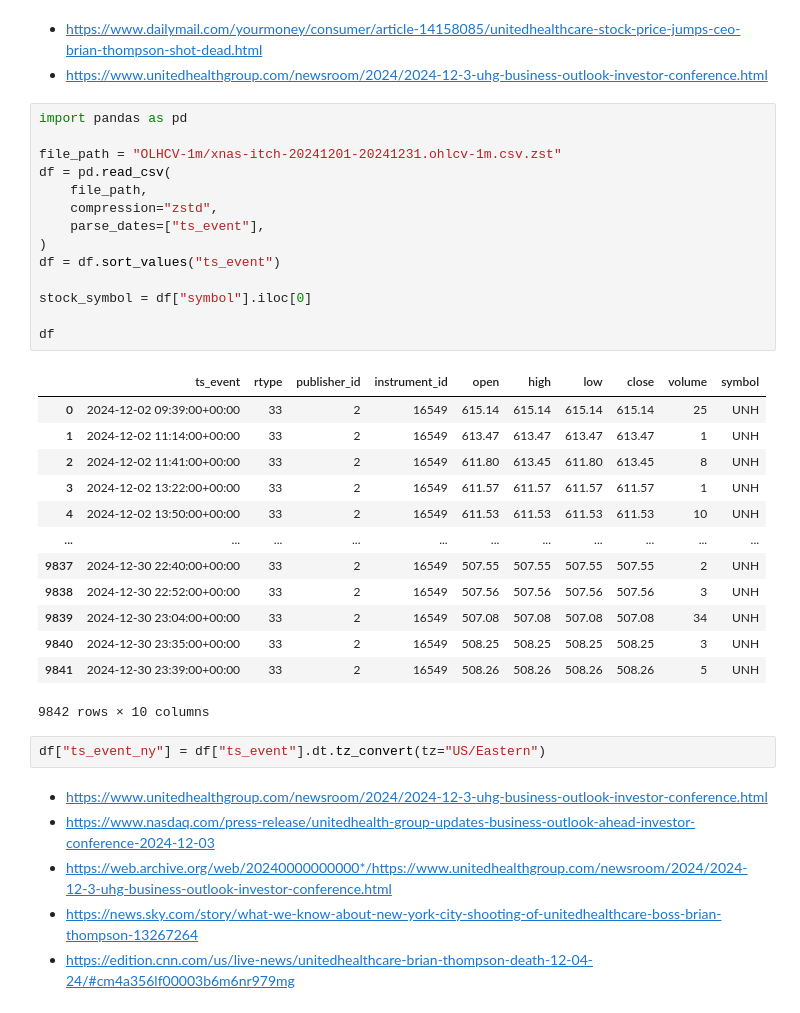
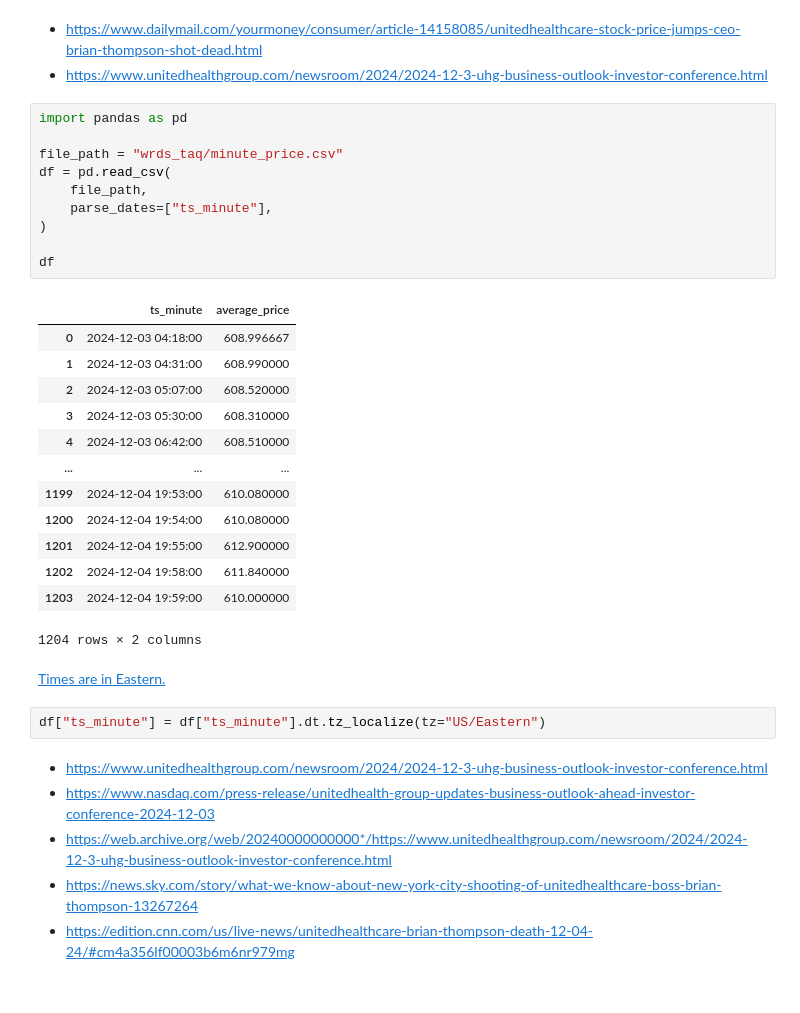
Before and after one commit to afeld/pre-existing-condition, a Jupyter notebook: analysis/shooting_unh_financials/stock.ipynb, the cells around one changed output. Cells and saved outputs as stored; diff of their text form.

```diff
--- a/analysis/shooting_unh_financials/stock.ipynb
+++ b/analysis/shooting_unh_financials/stock.ipynb
@@ -4,33 +4,31 @@
 # %%
 import pandas as pd
 
-file_path = "OLHCV-1m/xnas-itch-20241201-20241231.ohlcv-1m.csv.zst"
+file_path = "wrds_taq/minute_price.csv"
 df = pd.read_csv(
     file_path,
-    compression="zstd",
-    parse_dates=["ts_event"],
+    parse_dates=["ts_minute"],
 )
-df = df.sort_values("ts_event")
-
-stock_symbol = df["symbol"].iloc[0]
 
 df
 # %% [output]
-|  | ts_event | rtype | publisher_id | instrument_id | open | high | low | close | volume | symbol |
-| 0 | 2024-12-02 09:39:00+00:00 | 33 | 2 | 16549 | 615.14 | 615.14 | 615.14 | 615.14 | 25 | UNH |
-| 1 | 2024-12-02 11:14:00+00:00 | 33 | 2 | 16549 | 613.47 | 613.47 | 613.47 | 613.47 | 1 | UNH |
-| 2 | 2024-12-02 11:41:00+00:00 | 33 | 2 | 16549 | 611.80 | 613.45 | 611.80 | 613.45 | 8 | UNH |
-| 3 | 2024-12-02 13:22:00+00:00 | 33 | 2 | 16549 | 611.57 | 611.57 | 611.57 | 611.57 | 1 | UNH |
-| 4 | 2024-12-02 13:50:00+00:00 | 33 | 2 | 16549 | 611.53 | 611.53 | 611.53 | 611.53 | 10 | UNH |
-| ... | ... | ... | ... | ... | ... | ... | ... | ... | ... | ... |
-| 9837 | 2024-12-30 22:40:00+00:00 | 33 | 2 | 16549 | 507.55 | 507.55 | 507.55 | 507.55 | 2 | UNH |
-| 9838 | 2024-12-30 22:52:00+00:00 | 33 | 2 | 16549 | 507.56 | 507.56 | 507.56 | 507.56 | 3 | UNH |
-| 9839 | 2024-12-30 23:04:00+00:00 | 33 | 2 | 16549 | 507.08 | 507.08 | 507.08 | 507.08 | 34 | UNH |
-| 9840 | 2024-12-30 23:35:00+00:00 | 33 | 2 | 16549 | 508.25 | 508.25 | 508.25 | 508.25 | 3 | UNH |
-| 9841 | 2024-12-30 23:39:00+00:00 | 33 | 2 | 16549 | 508.26 | 508.26 | 508.26 | 508.26 | 5 | UNH |
+|  | ts_minute | average_price |
+| 0 | 2024-12-03 04:18:00 | 608.996667 |
+| 1 | 2024-12-03 04:31:00 | 608.990000 |
+| 2 | 2024-12-03 05:07:00 | 608.520000 |
+| 3 | 2024-12-03 05:30:00 | 608.310000 |
+| 4 | 2024-12-03 06:42:00 | 608.510000 |
+| ... | ... | ... |
+| 1199 | 2024-12-04 19:53:00 | 610.080000 |
+| 1200 | 2024-12-04 19:54:00 | 610.080000 |
+| 1201 | 2024-12-04 19:55:00 | 612.900000 |
+| 1202 | 2024-12-04 19:58:00 | 611.840000 |
+| 1203 | 2024-12-04 19:59:00 | 610.000000 |
-9842 rows × 10 columns
+1204 rows × 2 columns
+# %% [markdown]
+[Times are in Eastern.](https://wrds-www.wharton.upenn.edu/pages/support/manuals-and-overviews/taq/general/wrds-overview-taq/#coverage)
 # %%
-df["ts_event_ny"] = df["ts_event"].dt.tz_convert(tz="US/Eastern")
+df["ts_minute"] = df["ts_minute"].dt.tz_localize(tz="US/Eastern")
 # %% [markdown]
 - https://www.unitedhealthgroup.com/newsroom/2024/2024-12-3-uhg-business-outlook-investor-conference.html
 - https://www.nasdaq.com/press-release/unitedhealth-group-updates-business-outlook-ahead-investor-conference-2024-12-03
```
Also changed, not shown: parts of 2 cells of this notebook, 5 other files.
